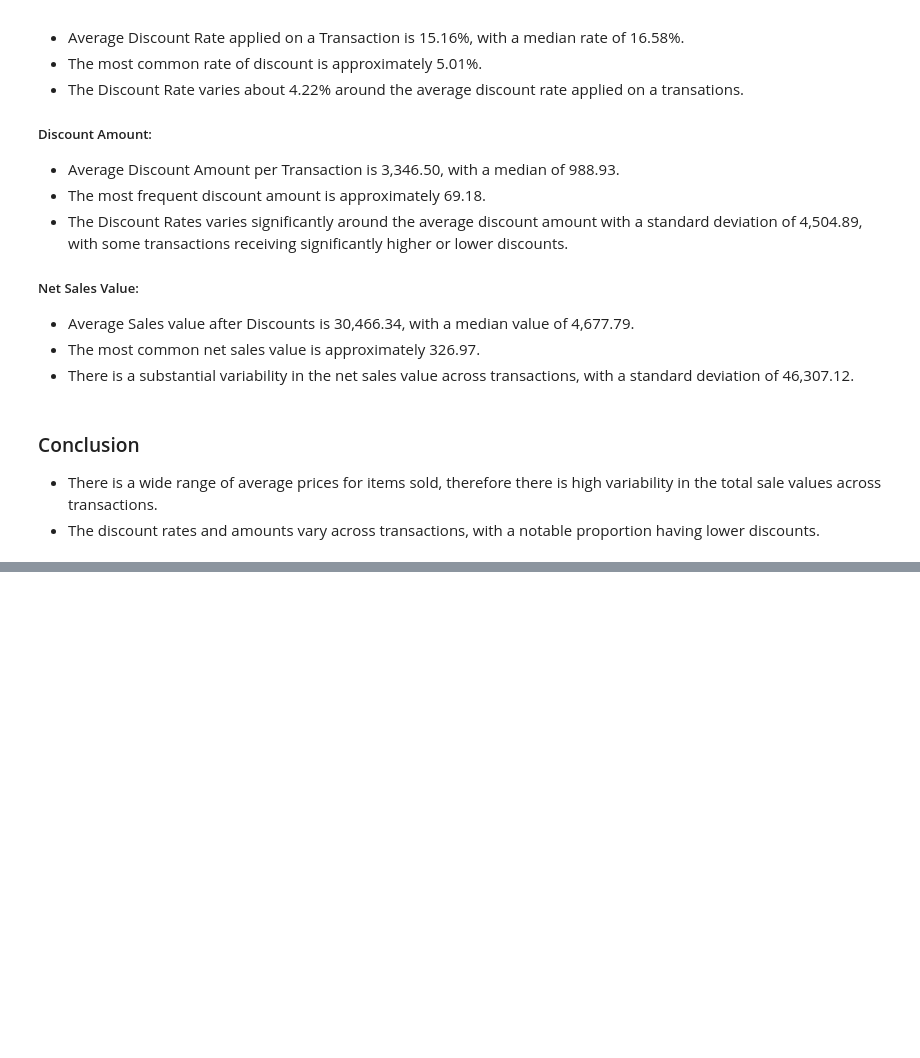
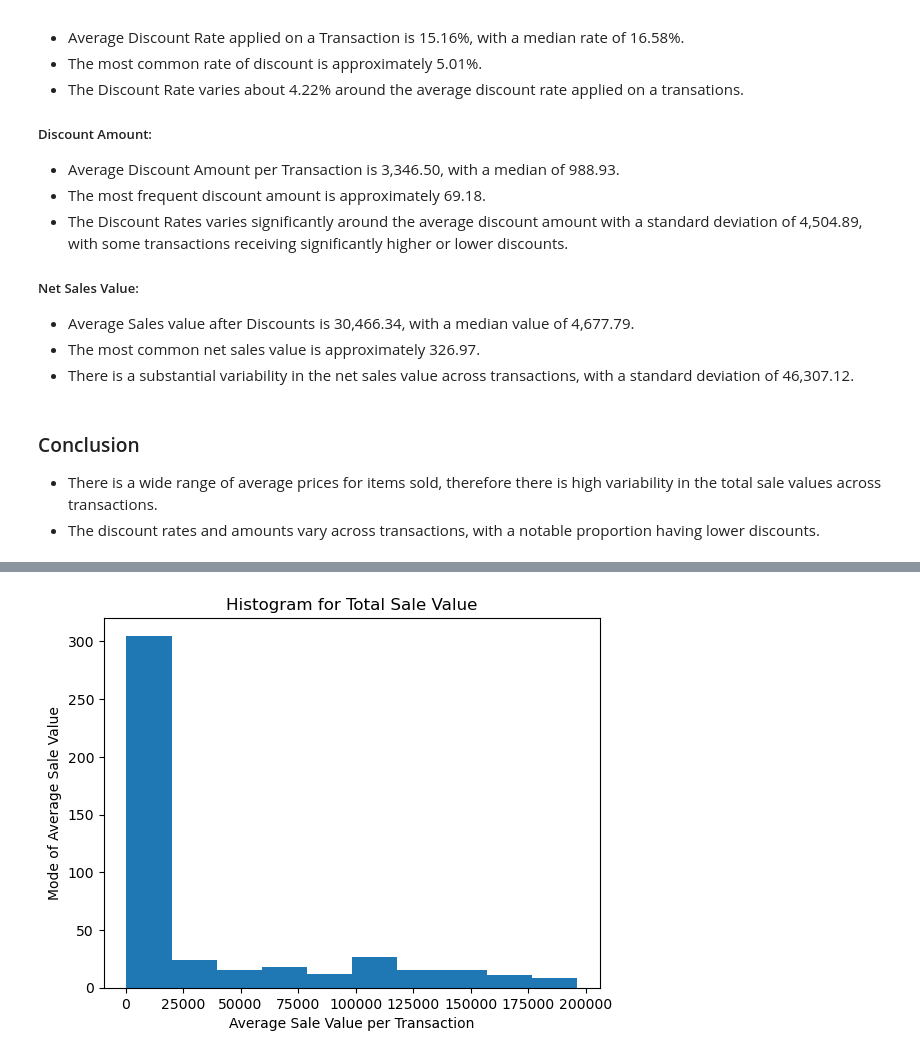
Before and after one commit to Priyanshu501/Assignments, a Jupyter notebook: Basic stats - 1/Basic_Stats-1.ipynb, the cells around one changed output, grey strips where cells are left out. Drawn from its saved outputs; the diff is of its cells as text; code cells hidden in the pictures; blank space fills up the shorter version.

```diff
--- a/Basic stats - 1/Basic_Stats-1.ipynb
+++ b/Basic stats - 1/Basic_Stats-1.ipynb
@@ -126,0 +147,8 @@ result
+# %%
+plt.hist(df['Total Sales Value'])
+plt.xlabel('Average Sale Value per Transaction')
+plt.ylabel('Mode of Average Sale Value')
+plt.title('Histogram for Total Sale Value')
+plt.show()
+# %% [output]
+[figure, added]
```
Also changed, not shown: parts of 7 cells of this notebook.
